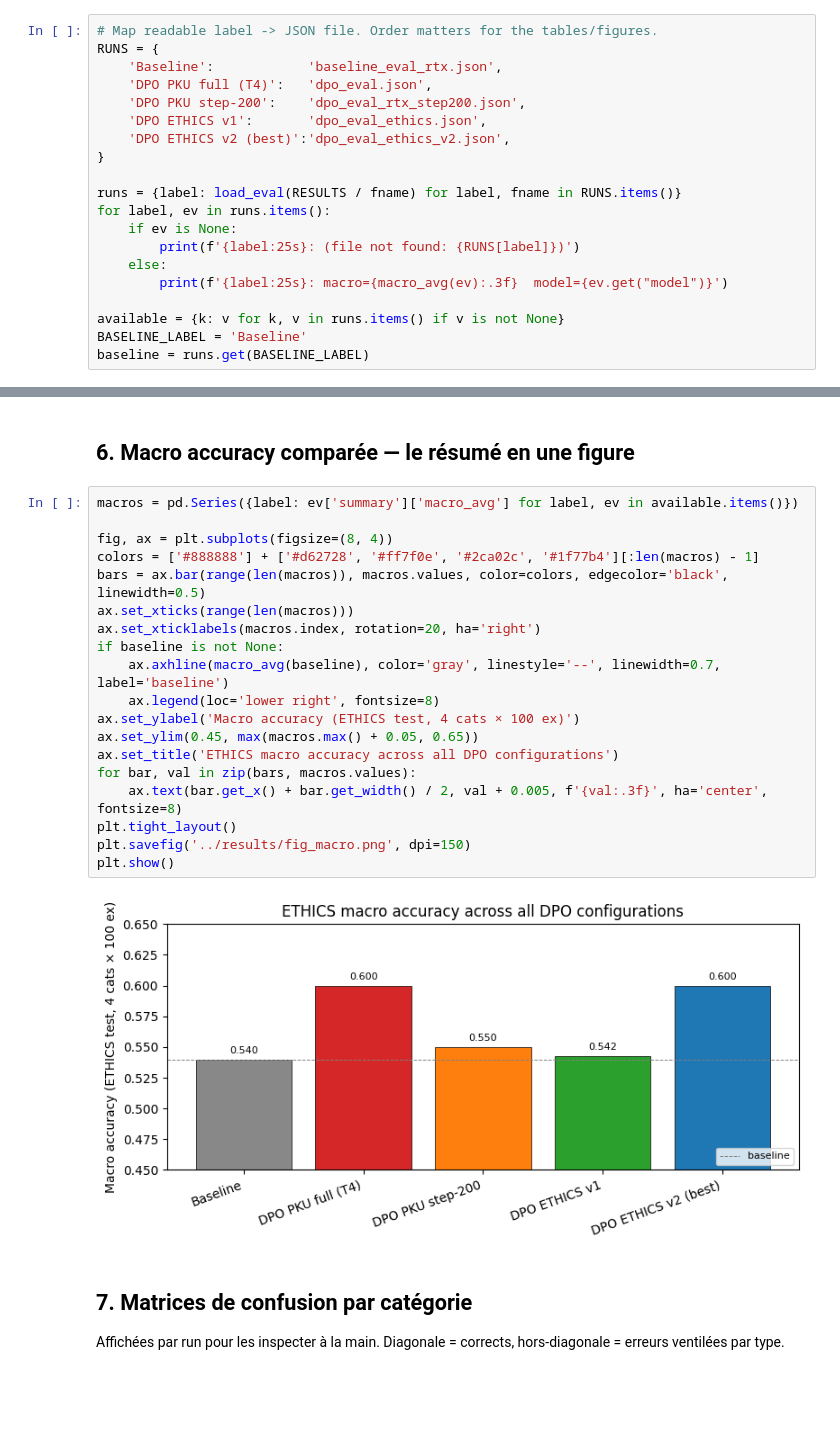
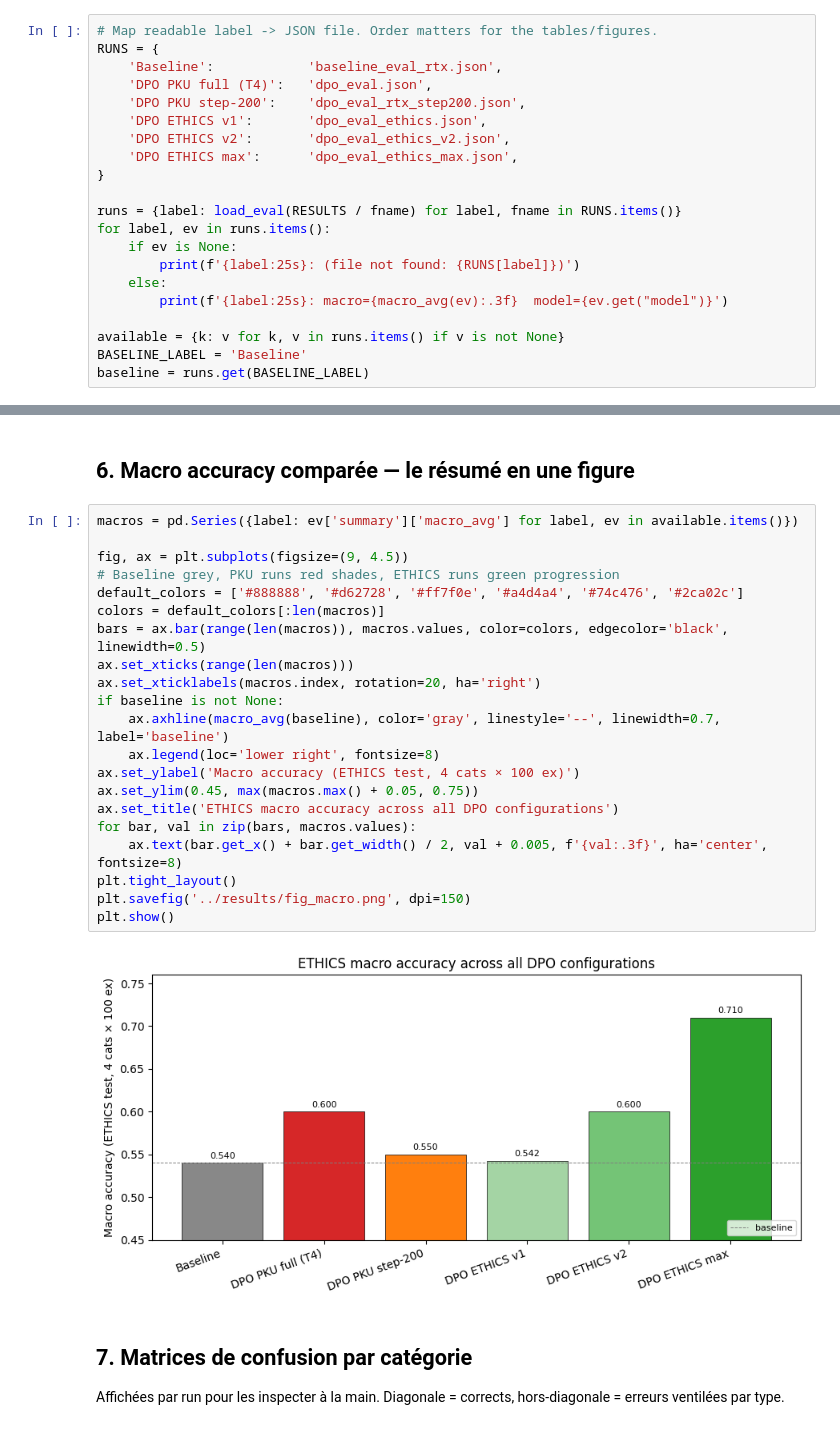
Before and after one commit to Crams0n/Project-Ethical-Alignment-of-Small-Language-Models, a Jupyter notebook: notebooks/results_analysis.ipynb, the cells around one changed output, grey strips where cells are left out. Drawn from its saved outputs; the diff is of its cells as text; blank space fills up the shorter version.

```diff
--- a/notebooks/results_analysis.ipynb
+++ b/notebooks/results_analysis.ipynb
@@ -77,7 +79,8 @@ RUNS = {
     'DPO PKU full (T4)':   'dpo_eval.json',
     'DPO PKU step-200':    'dpo_eval_rtx_step200.json',
     'DPO ETHICS v1':       'dpo_eval_ethics.json',
-    'DPO ETHICS v2 (best)':'dpo_eval_ethics_v2.json',
+    'DPO ETHICS v2':       'dpo_eval_ethics_v2.json',
+    'DPO ETHICS max':      'dpo_eval_ethics_max.json',
 }
 
 runs = {label: load_eval(RESULTS / fname) for label, fname in RUNS.items()}
@@ -193,24 +199,26 @@ if not class_df.empty:
 # %%
 macros = pd.Series({label: ev['summary']['macro_avg'] for label, ev in available.items()})
 
-fig, ax = plt.subplots(figsize=(8, 4))
-colors = ['#888888'] + ['#d62728', '#ff7f0e', '#2ca02c', '#1f77b4'][:len(macros) - 1]
+fig, ax = plt.subplots(figsize=(9, 4.5))
+# Baseline grey, PKU runs red shades, ETHICS runs green progression
+default_colors = ['#888888', '#d62728', '#ff7f0e', '#a4d4a4', '#74c476', '#2ca02c']
+colors = default_colors[:len(macros)]
 bars = ax.bar(range(len(macros)), macros.values, color=colors, edgecolor='black', linewidth=0.5)
 ax.set_xticks(range(len(macros)))
 ax.set_xticklabels(macros.index, rotation=20, ha='right')
 if baseline is not None:
     ax.axhline(macro_avg(baseline), color='gray', linestyle='--', linewidth=0.7, label='baseline')
     ax.legend(loc='lower right', fontsize=8)
 ax.set_ylabel('Macro accuracy (ETHICS test, 4 cats × 100 ex)')
-ax.set_ylim(0.45, max(macros.max() + 0.05, 0.65))
+ax.set_ylim(0.45, max(macros.max() + 0.05, 0.75))
 ax.set_title('ETHICS macro accuracy across all DPO configurations')
 for bar, val in zip(bars, macros.values):
     ax.text(bar.get_x() + bar.get_width() / 2, val + 0.005, f'{val:.3f}', ha='center', fontsize=8)
 plt.tight_layout()
 plt.savefig('../results/fig_macro.png', dpi=150)
 plt.show()
 # %% [output]
-[figure, old version]
+[figure, new version]
 # %% [markdown]
 ## 7. Matrices de confusion par catégorie
 
```
Also changed, not shown: parts of 7 cells of this notebook, 6 other files.
